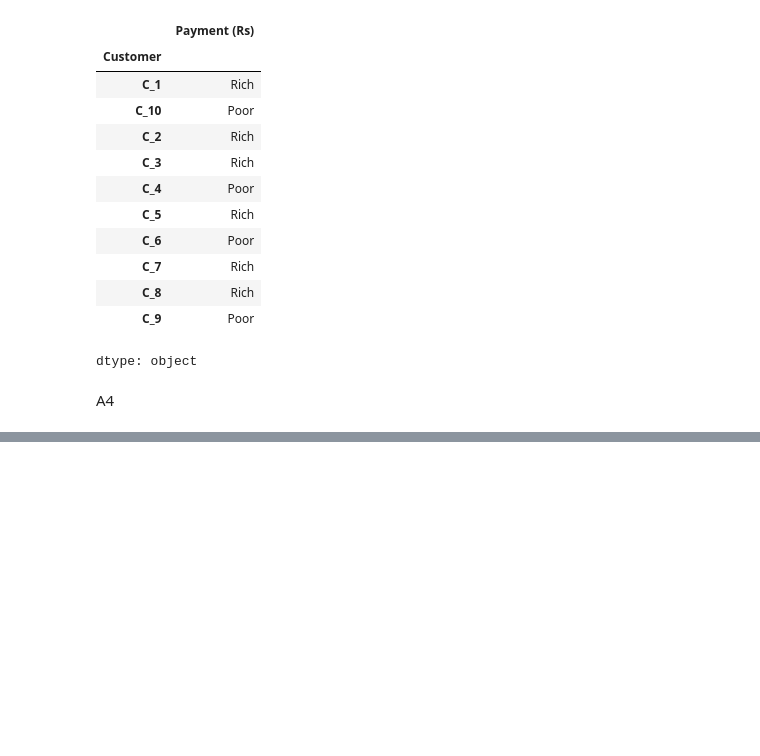
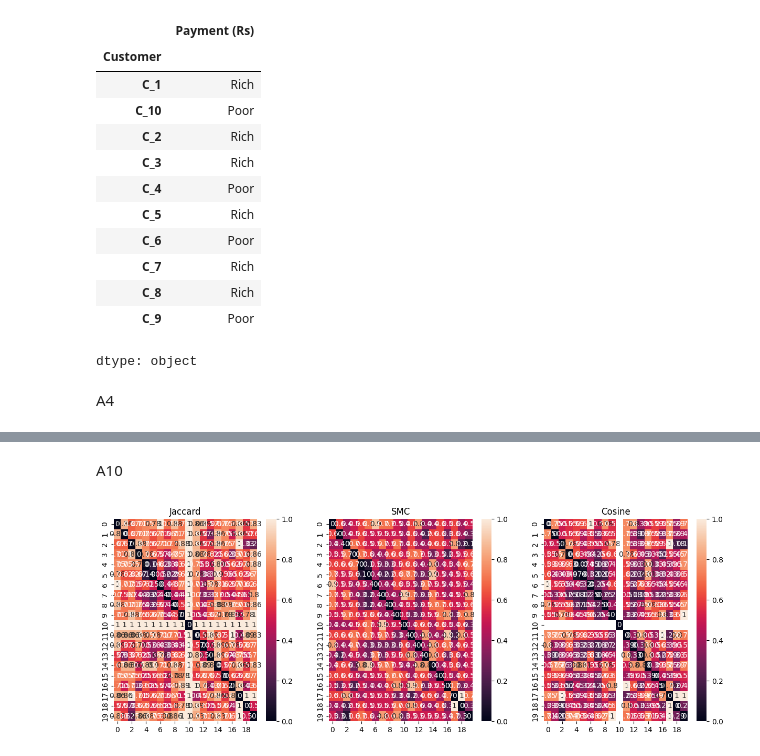
Before and after one commit to yoshitha1209/Machine-Learning, a Jupyter notebook: 23003lab2.ipynb, the cells around one changed output, grey strips where cells are left out. Drawn from its saved outputs; the diff is of its cells as text; code cells hidden in the pictures; blank space fills up the shorter version.

```diff
--- a/23003lab2.ipynb
+++ b/23003lab2.ipynb
@@ -93,0 +208,27 @@ Varience 58732.365352539186
+# %% [markdown]
+A10
+# %%
+import numpy as np
+import seaborn as sns
+import matplotlib.pyplot as plt
+from scipy.spatial.distance import pdist, squareform
+def jaccard_coefficient(x, y):
+    intersection=np.logical_and(x, y).sum()
+    union=np.logical_or(x, y).sum()
+    return intersection / union if union != 0 else 0
+def simple_matching_coefficient(x, y):
+    matches=(x==y).sum()
+    return matches / len(x)
+def cosine_similarity(x, y):
+    return np.dot(x, y) / (np.linalg.norm(x) * np.linalg.norm(y))
+data=np.random.randint(0, 2, (20, 10))
+jc_matrix=squareform(pdist(data,metric=lambda u, v: 1 - jaccard_coefficient(u, v)))
+smc_matrix=squareform(pdist(data,metric=lambda u, v: 1 - simple_matching_coefficient(u, v)))
+cos_matrix=squareform(pdist(data,metric=lambda u, v: 1 - cosine_similarity(u, v)))
+fig,axes=plt.subplots(1,3,figsize=(15, 5))
+for ax,matrix,title in zip(axes, [jc_matrix, smc_matrix, cos_matrix], ["Jaccard", "SMC", "Cosine"]):
+    sns.heatmap(matrix, annot=True, ax=ax)
+    ax.set_title(title)
+plt.show()
+# %% [output]
+[figure, added]
```
Also changed, not shown: parts of 6 cells of this notebook.
